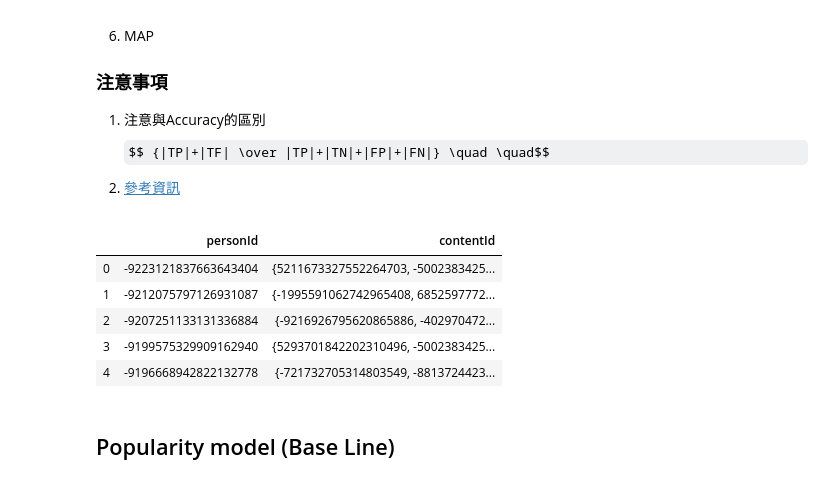
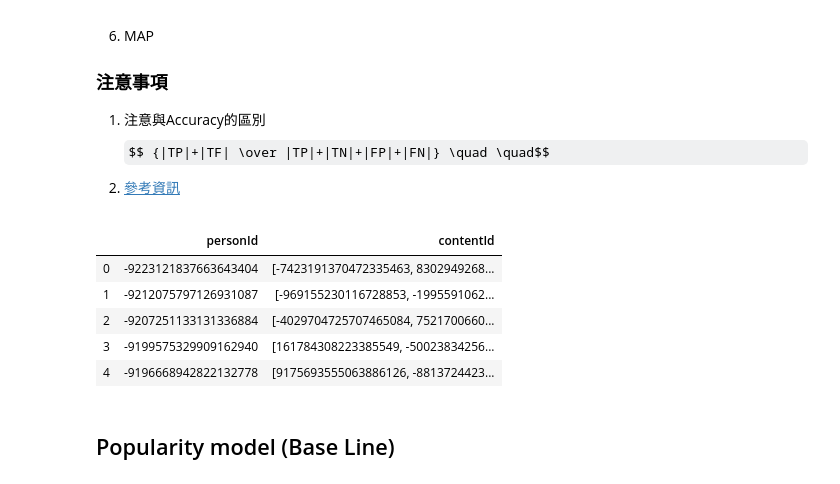
Before and after one commit to GoatWang/IIIMaterial, a Jupyter notebook: 09_RecommendationSystem/main09.ipynb, the cells around one changed output. Saved outputs shown, nothing was run; the diff lists cells and outputs as text; code cells hidden in the pictures; some formulas as TeX source.

```diff
--- a/09_RecommendationSystem/main09.ipynb
+++ b/09_RecommendationSystem/main09.ipynb
@@ -192,25 +192,27 @@ $$ {|TP|+|TF| \over |TP|+|TN|+|FP|+|FN|} \quad \quad$$
 2. [參考資訊](https://goatwang.github.io/2017/04/22/Evaluation-in-Information-Retrieval/)
 # %%
 # ground truth
+# 按照personId, eventStrength兩個欄位進行排序
 # 找出每一個personId曾經互動過「不重複」的文章
 #=============your works starts===============#
-df_answer = df_interactions_full.groupby(['personId'])['contentId'].apply(set).reset_index()
+df_answer = df_interactions_full.sort_values(['personId', 'eventStrength'], ascending=False)
+df_answer = df_answer.groupby(['personId'])['contentId'].apply(list).reset_index()
 #==============your works ends================#
 
 df_answer.head(5)
 # personId	contentId
 # 0	-9223121837663643404	{5211673327552264703, -5002383425685129595, -7...
 # 1	-9212075797126931087	{-1995591062742965408, 6852597772196653540, -9...
 # 2	-9207251133131336884	{-4029704725707465084, -1297580205670251233, -...
 # 3	-9199575329909162940	{5293701842202310496, -5002383425685129595, 54...
 # 4	-9196668942822132778	{-721732705314803549, -8813724423497152538, -8...
 # %% [output]
 |  | personId | contentId |
-| 0 | -9223121837663643404 | {5211673327552264703, -5002383425... |
-| 1 | -9212075797126931087 | {-1995591062742965408, 6852597772... |
-| 2 | -9207251133131336884 | {-9216926795620865886, -402970472... |
-| 3 | -9199575329909162940 | {5293701842202310496, -5002383425... |
-| 4 | -9196668942822132778 | {-721732705314803549, -8813724423... |
+| 0 | -9223121837663643404 | [-7423191370472335463, 8302949268... |
+| 1 | -9212075797126931087 | [-969155230116728853, -1995591062... |
+| 2 | -9207251133131336884 | [-4029704725707465084, 7521700660... |
+| 3 | -9199575329909162940 | [161784308223385549, -50023834256... |
+| 4 | -9196668942822132778 | [9175693555063886126, -8813724423... |
 # %% [markdown]
 ## Popularity model (Base Line)
 # %%
```
Also changed, not shown: parts of 8 cells of this notebook, 3 other files.
